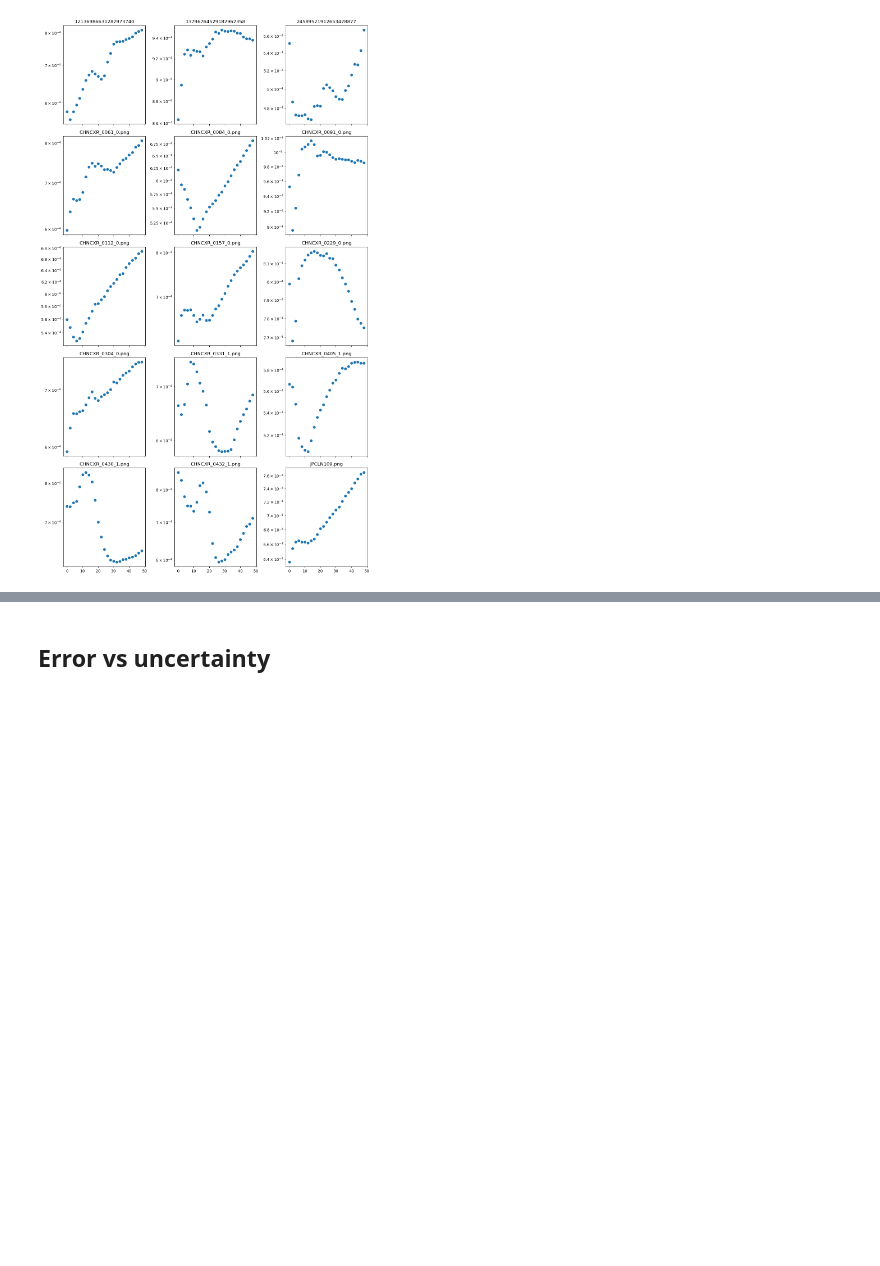
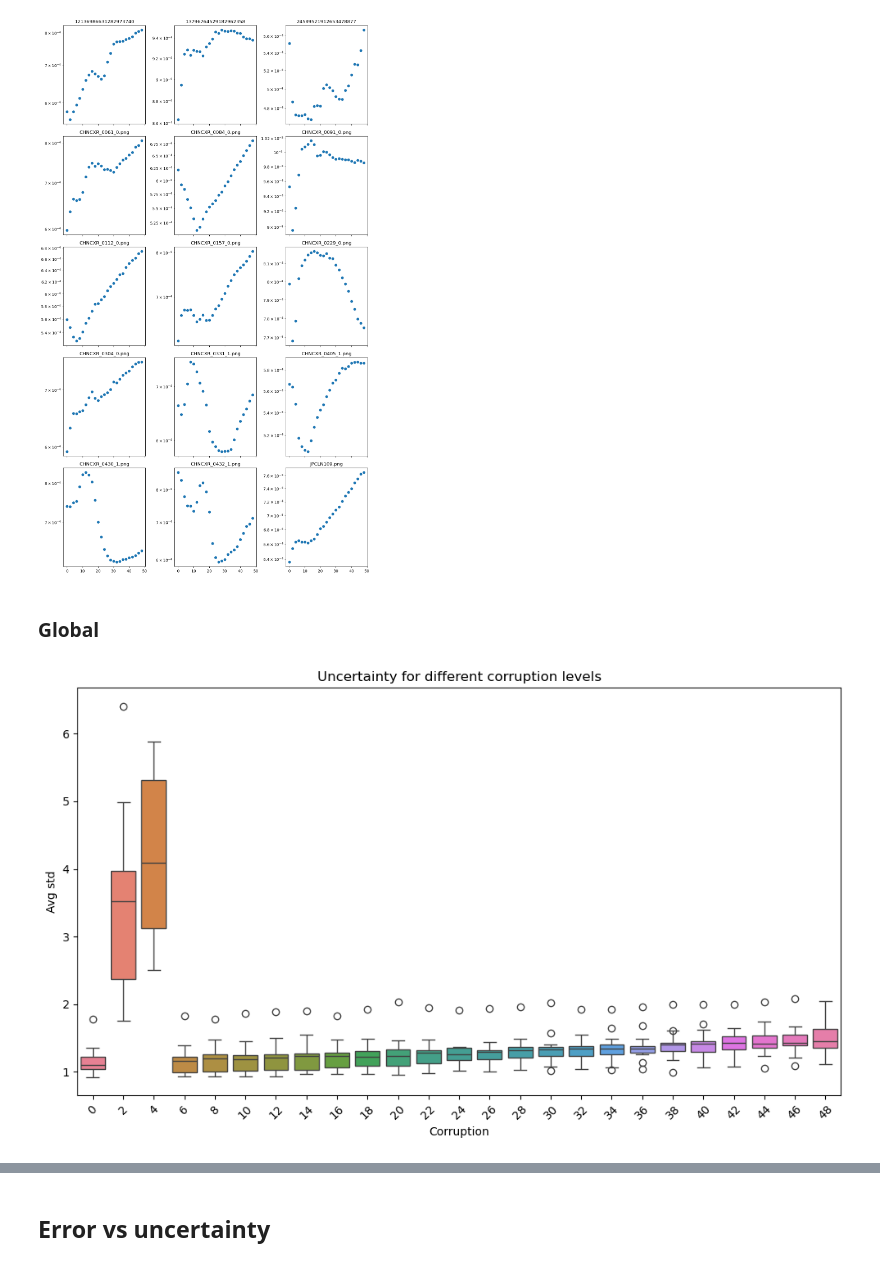
Before and after one commit to mcosarinsky/HybridGNet-uncertainty, a Jupyter notebook: Plots.ipynb, the cells around one changed output, grey strips where cells are left out. Saved outputs shown, nothing was run; the diff lists cells and outputs as text; code cells hidden in the pictures; blank space fills up the shorter version.

```diff
--- a/Plots.ipynb
+++ b/Plots.ipynb
@@ -189,3 +203,18 @@ latent_sigma_dict = read_sigma_file(file_path)
 plot_sigmas_mean(latent_sigma_dict, yscale='log', grid=False)
 # %% [output]
 [figure]
+# %% [markdown]
+### Global
+# %%
+sigmas_global = defaultdict(list)
+
+for val in sigma_dict_blur.values():
+    for sigma, corr_level in zip(val['sigmas'], val['corr_levels']):
+        sigmas_global[corr_level].append(sigma.mean())
+
+keys_to_keep = list(sigmas_global.keys())[3:]
+sigmas_global_sub = {k: sigmas_global[k] for k in keys_to_keep}
+
+plot_global_uncertainty(sigmas_global, title='Uncertainty for different corruption levels')
+# %% [output]
+[figure, added]
```
Also changed, not shown: parts of 17 cells of this notebook, 4 other files.
